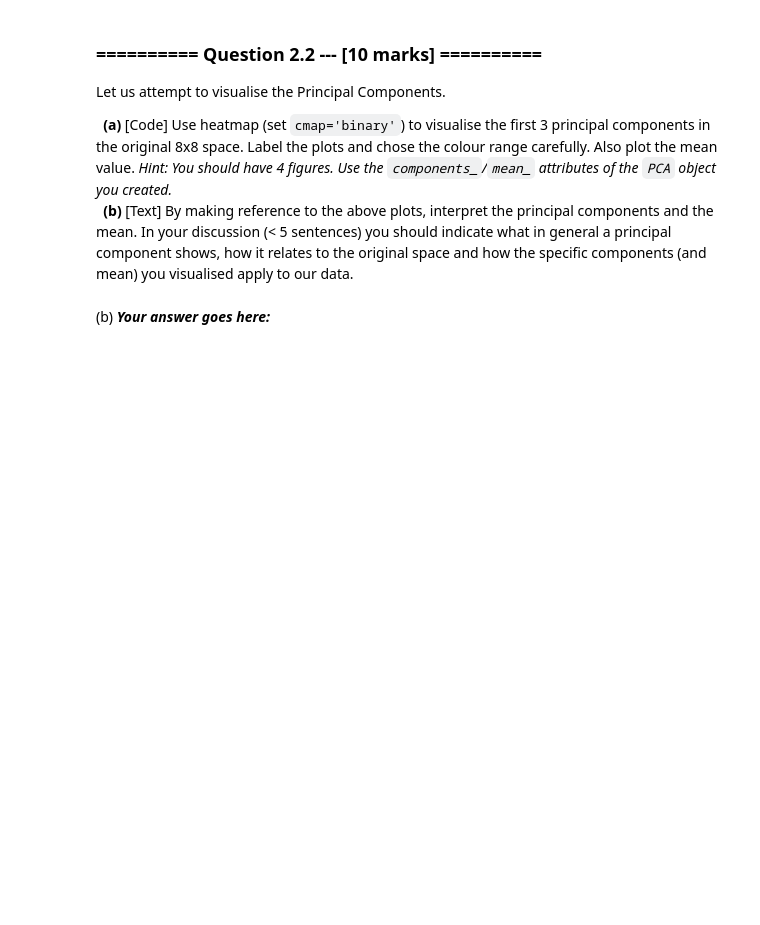
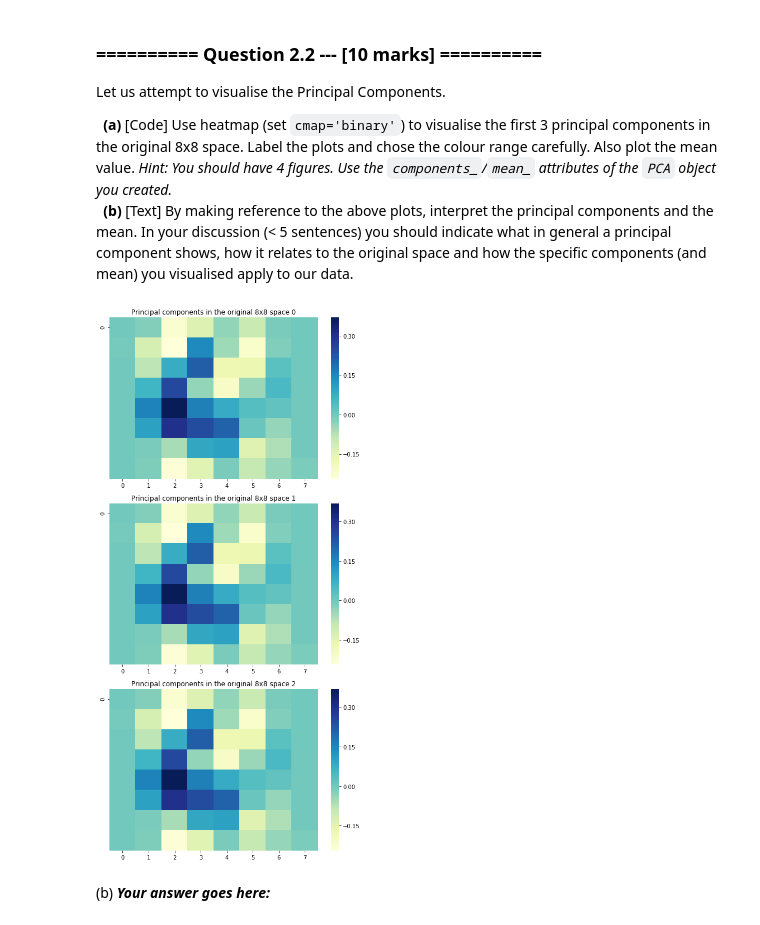
Before and after one commit to ishanparikh/IAML2018, a Jupyter notebook: Assignments/04_B_PCA.ipynb, the cells around one changed output. Drawn from its saved outputs; the diff is of its cells as text; code cells hidden in the pictures; blank space fills up the shorter version.

```diff
--- a/Assignments/04_B_PCA.ipynb
+++ b/Assignments/04_B_PCA.ipynb
@@ -308,3 +325,16 @@ Let us attempt to visualise the Principal Components.
+# %%
+fig, axes = plt.subplots(3, 1, figsize=(7,14))
+fig.subplots_adjust(hspace=50, wspace=1)
+axes = axes.ravel()
+
+for i in range(3):
+    sns.heatmap(data=np.reshape(pca.components_[0], (8,8)),ax=axes[i],cmap="YlGnBu")
+    axes[i].set_title('Principal components in the original 8x8 space {}'.format(i))
+fig.tight_layout()
+
+# sns.heatmap(data=np.reshape(pca.components_[0], (8,8)), cmap='binary')
+# %% [output]
+[figure, added]
 # %% [markdown]
 (b) ***Your answer goes here:***
 # %% [markdown]
```
Also changed, not shown: parts of 2 cells of this notebook, 2 other files.
